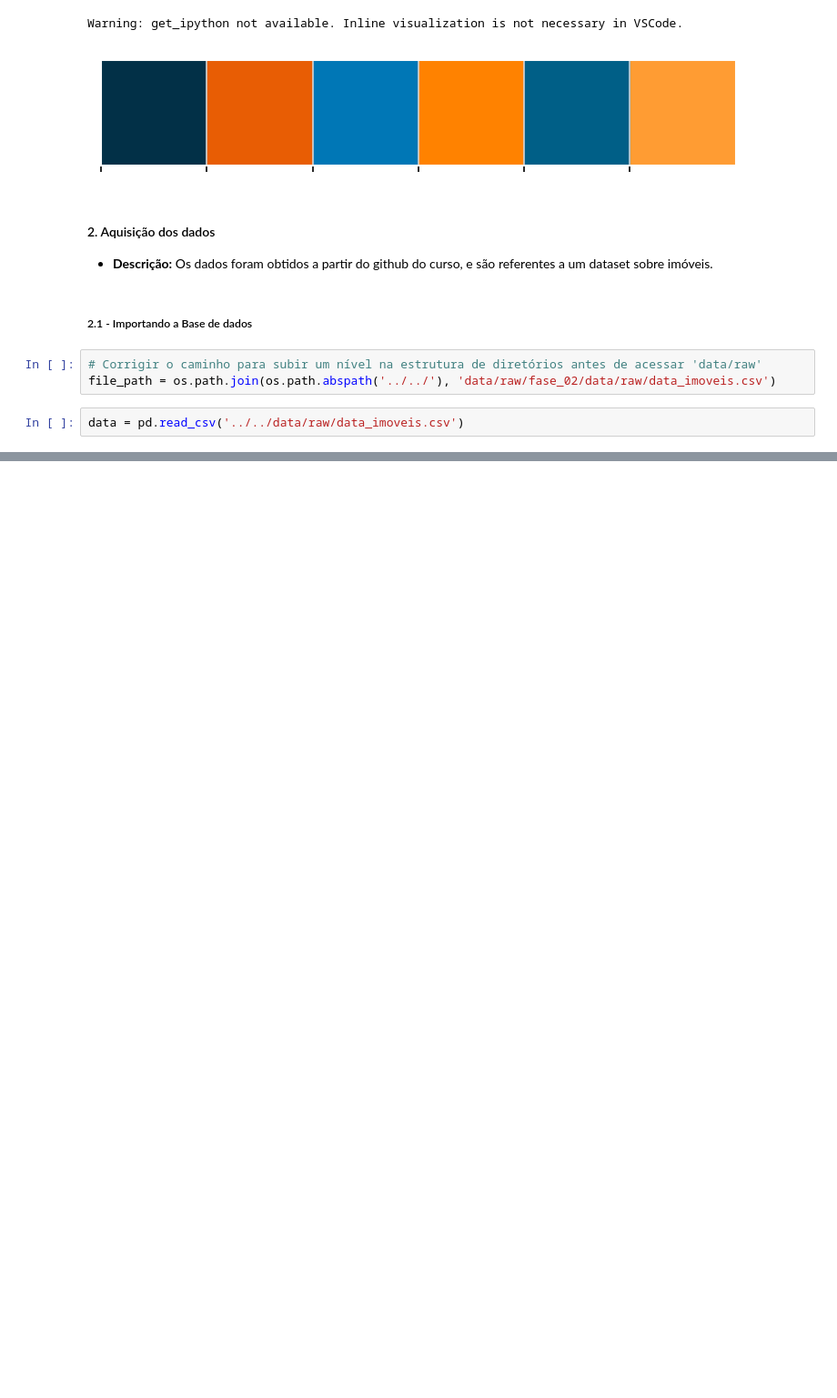
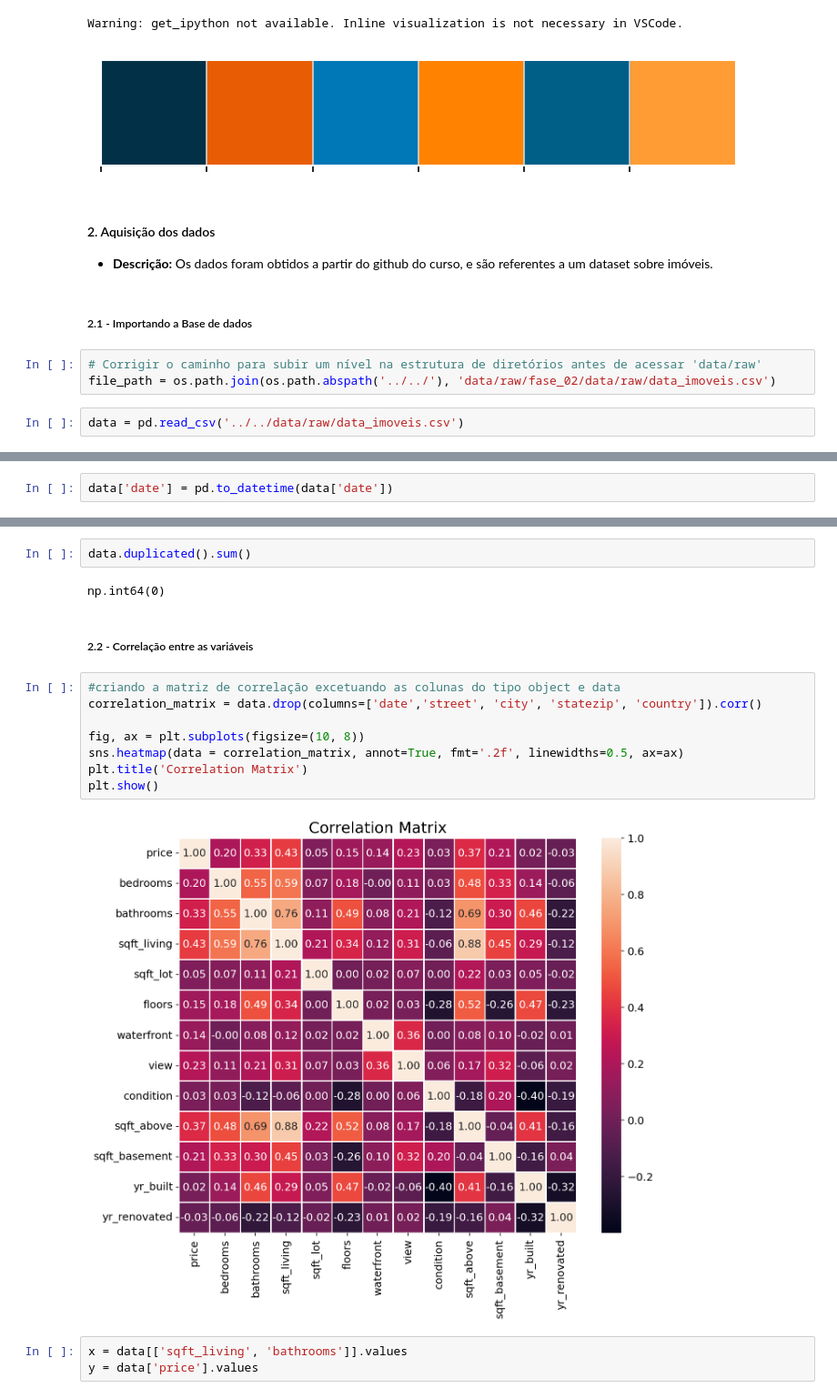
Before and after one commit to janainacazuza/Data-Analytics-FIAP-Pos-Thech, a Jupyter notebook: fase_02/notebooks/exploration/01_Featuring.ipynb, the cells around one changed output, grey strips where cells are left out. Shown: that part at 91% size. Saved outputs shown, nothing was run; the diff lists cells and outputs as text; blank space fills up the shorter version.

```diff
--- a/fase_02/notebooks/exploration/01_Featuring.ipynb
+++ b/fase_02/notebooks/exploration/01_Featuring.ipynb
@@ -54,0 +86,2 @@ data = pd.read_csv('../../data/raw/data_imoveis.csv')
+# %%
+data['date'] = pd.to_datetime(data['date'])
@@ -54,0 +110,19 @@ data = pd.read_csv('../../data/raw/data_imoveis.csv')
+# %%
+data.duplicated().sum()
+# %% [output]
+np.int64(0)
+# %% [markdown]
+##### 2.2 - Correlação entre as variáveis
+# %%
+#criando a matriz de correlação excetuando as colunas do tipo object e data
+correlation_matrix = data.drop(columns=['date','street', 'city', 'statezip', 'country']).corr()
+
+fig, ax = plt.subplots(figsize=(10, 8))
+sns.heatmap(data = correlation_matrix, annot=True, fmt='.2f', linewidths=0.5, ax=ax)
+plt.title('Correlation Matrix')
+plt.show()
+# %% [output]
+[figure, added]
+# %%
+x = data[['sqft_living', 'bathrooms']].values
+y = data['price'].values
```
Also changed, not shown: parts of 27 cells of this notebook.
